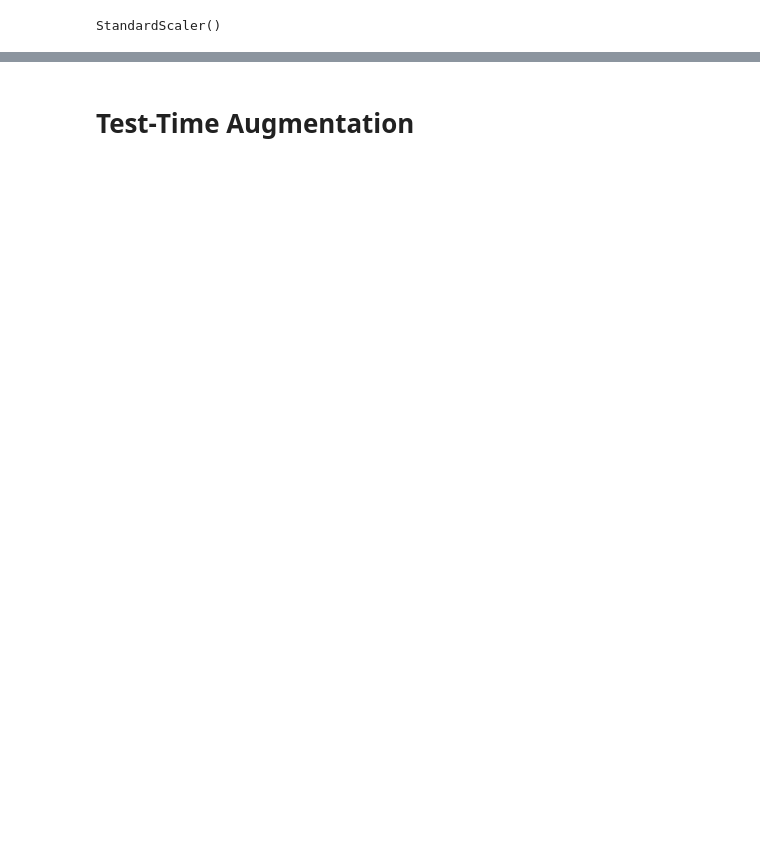
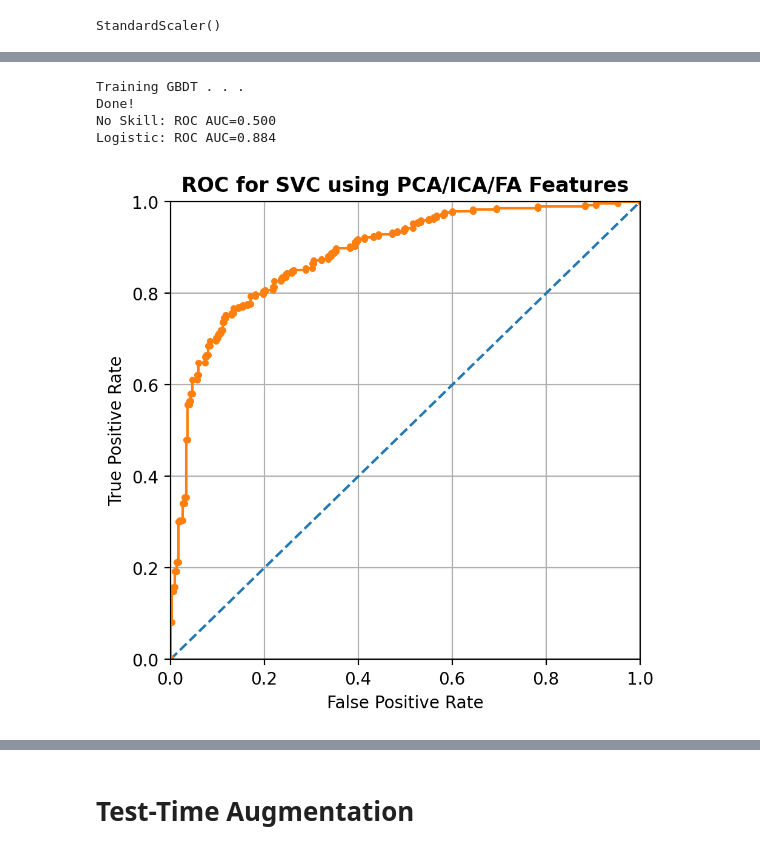
Before and after one commit to HealthHackAu2020/CryoFilter, a Jupyter notebook: features/MultiData.ipynb, the cells around one changed output, grey strips where cells are left out. Cells and saved outputs as stored; diff of their text form; code cells hidden in the pictures; blank space fills up the shorter version.

```diff
--- a/features/MultiData.ipynb
+++ b/features/MultiData.ipynb
@@ -744,3 +778,13 @@ Logistic: ROC AUC=0.887
+# %%
+G0 = GBDT_PreTTS(C_train, C_test, TTS.y_train, TTS.y_test, x_labels=L_test)
+G0.train()
+G0.plotROC()
+# %% [output]
+Training GBDT . . .
+Done!
+No Skill: ROC AUC=0.500
+Logistic: ROC AUC=0.884
+[figure, added]
 # %%
 augmenter = DataAugmenter(RandomRotation(), 5)
 test_aug = augmenter.aug(TTS.x_test)
```
Also changed, not shown: parts of 20 cells of this notebook.
